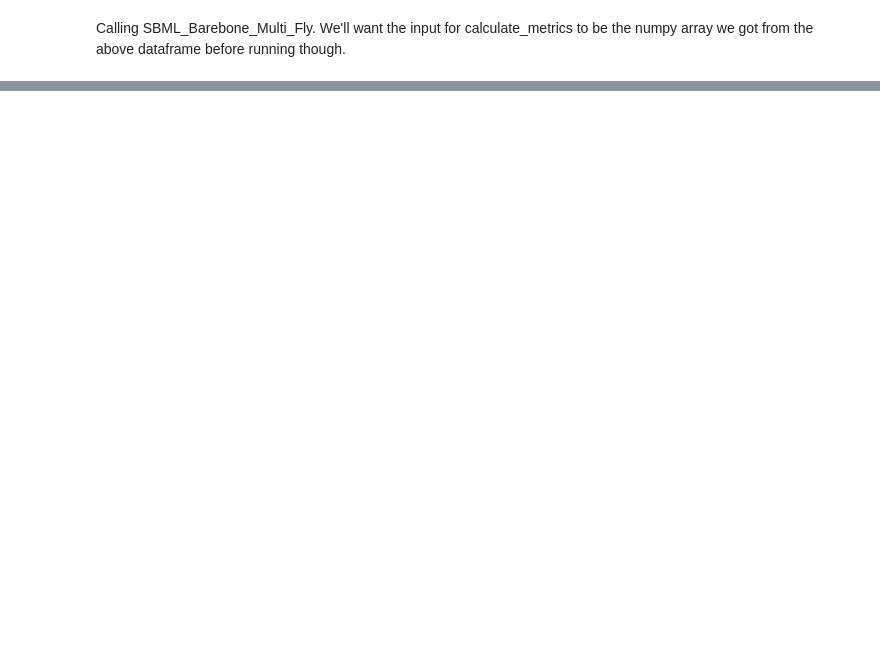
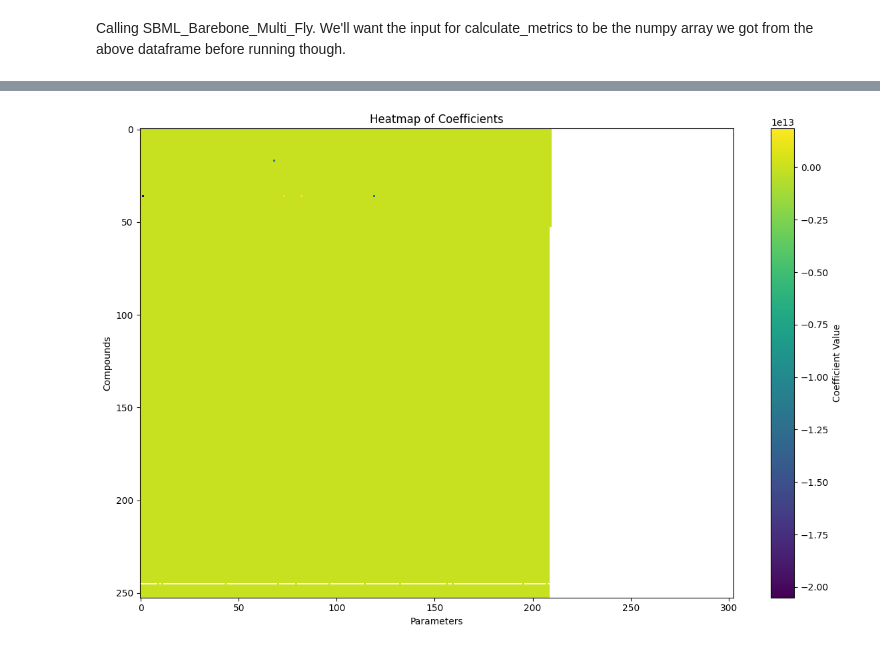
Before and after one commit to carothersresearch/ECFERS, a Jupyter notebook: notebooks/perturb_and_collect.ipynb, the cells around one changed output, grey strips where cells are left out. Cells and saved outputs as stored; diff of their text form; code cells hidden in the pictures; blank space fills up the shorter version.

```diff
--- a/notebooks/perturb_and_collect.ipynb
+++ b/notebooks/perturb_and_collect.ipynb
@@ -99,0 +97,3 @@ metrics
+# %%
+species_ids = r_biosyn.getFloatingSpeciesIds()
+count_c_species = len([spc for spc in species_ids if spc.startswith('C')])
@@ -118,0 +194,5 @@ metrics = bfe(peter, concentration_df.to_numpy().reshape(-1))
+# %%
+metrics_df = pd.read_csv('results/coefficients/cleaned_metrics.csv', index=False)
+finmets = metrics_df.dropna()
+
+og_conc_df = pd.read_csv('concentration_df.csv')
@@ -118,0 +247,14 @@ metrics = bfe(peter, concentration_df.to_numpy().reshape(-1))
+# %%
+params = []
+for col in og_conc_df.columns:
+    if col != 'Perturbation ID':
+        params.append(col)
+# %%
+heatmap_data = pd.DataFrame(index=compounds, columns=params)
+
+for param in params:
+    for comp in compounds:
+        try:
+            heatmap_data.loc[comp, param] = calc_coeffs(param, comp, "Final Concentration")
+        except IndexError as e:
+            heatmap_data.loc[comp, param] = 0
@@ -118,0 +285,25 @@ metrics = bfe(peter, concentration_df.to_numpy().reshape(-1))
+# %%
+# Convert the DataFrame to a numpy array for plotting
+heatmap_array = heatmap_data.astype(float).values
+
+# Create the heatmap using matplotlib
+plt.figure(figsize=(12, 8))
+plt.imshow(heatmap_array, aspect='auto', cmap='viridis', interpolation='nearest')
+
+# Add color bar
+plt.colorbar(label='Coefficient Value')
+
+# # Set the ticks and labels
+# plt.xticks(ticks=np.arange(len(parameters)), labels=parameters, rotation=45, ha='right')
+# plt.yticks(ticks=np.arange(len(observed_values)), labels=observed_values)
+
+# Add labels and title
+plt.xlabel('Parameters')
+plt.ylabel('Compounds')
+plt.title('Heatmap of Coefficients')
+
+# Display the plot
+plt.tight_layout()
+plt.show()
+# %% [output]
+[figure, added]
```
Also changed, not shown: parts of 33 cells of this notebook, 2 other files.
